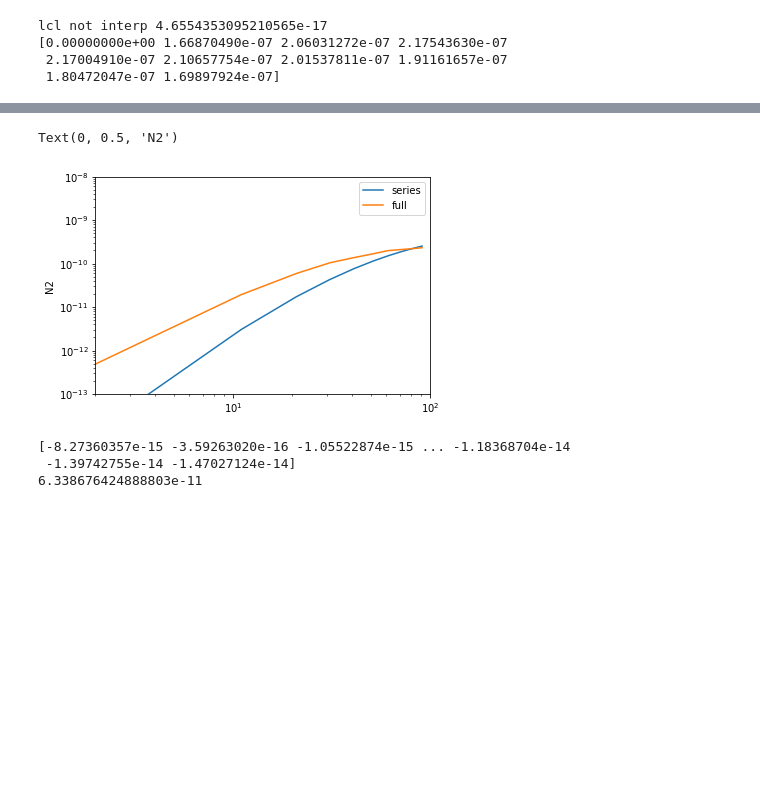
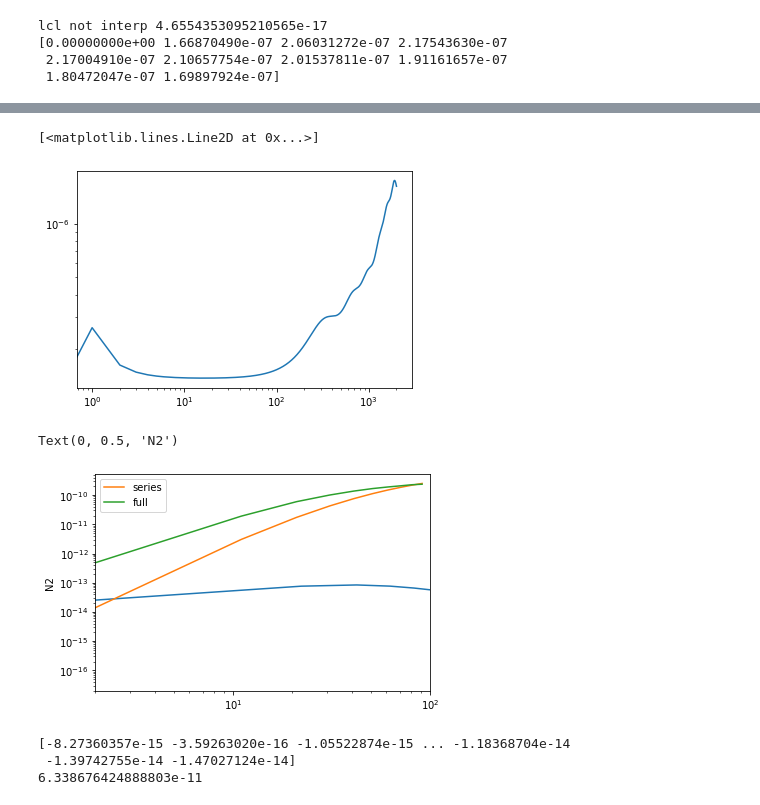
Before and after one commit to aleksandrbowkis/bispec_opt_est, a Jupyter notebook: N2_numerical/N2_tests.ipynb, the cells around one changed output, grey strips where cells are left out. Cells and saved outputs as stored; diff of their text form; code cells hidden in the pictures; blank space fills up the shorter version.

```diff
--- a/N2_numerical/N2_tests.ipynb
+++ b/N2_numerical/N2_tests.ipynb
@@ -37,16 +42,25 @@ plt.plot(LensingL, testdirect)
+# %%
+L_norm, norm_phi = np.loadtxt('norm_phi.txt')
+Lfac_norm = (L_norm*(L_norm+1.))**2/(2*np.pi)
+plt.loglog(L_norm, Lfac_norm*norm_phi)
+#This looks legit.
+# %% [output]
+[<matplotlib.lines.Line2D at 0x...>]
+[figure, added]
 # %%
 L, out = np.loadtxt('SERIES_lowLN2_out.txt')
 L, full_int_out = np.loadtxt('lowLN2_out.txt')
+plt.loglog(L_analytic, N2_6pt)
 plt.loglog(L, out, label = 'series')
 plt.plot(L, full_int_out, label = 'full')
 plt.xlim(2,100)
-plt.ylim(1e-13,1e-8)
+#plt.ylim(1e-13,1e-8)
 plt.legend()
 plt.ylabel('N2')
 #plt.yscale('log')
 # %% [output]
 Text(0, 0.5, 'N2')
-[figure, old version]
+[figure, new version]
 # %%
 L, int = np.loadtxt('series_integrand.txt')
 plt.plot(L, int)
```
Also changed, not shown: parts of 4 cells of this notebook, 2 other files.
